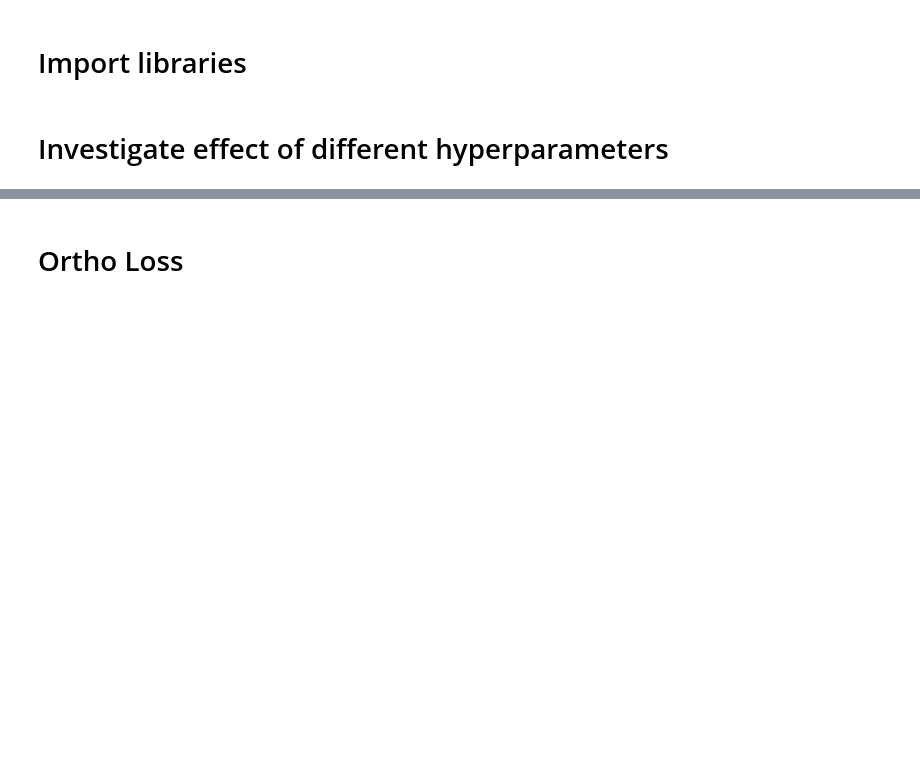
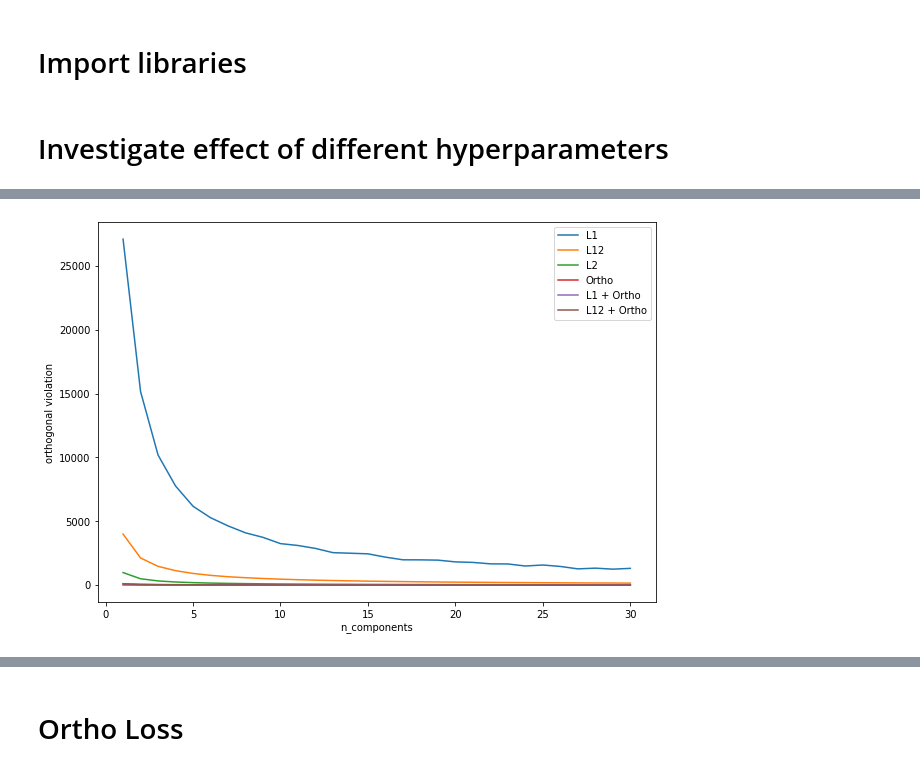
Before and after one commit to cobermai/lhc_anomaly_detection, a Jupyter notebook: notebooks/RB_FPA_FFT_NMF_sensitivity.ipynb, the cells around one changed output, grey strips where cells are left out. Saved outputs shown, nothing was run; the diff lists cells and outputs as text; code cells hidden in the pictures; blank space fills up the shorter version.

```diff
--- a/notebooks/RB_FPA_FFT_NMF_sensitivity.ipynb
+++ b/notebooks/RB_FPA_FFT_NMF_sensitivity.ipynb
@@ -13,0 +40,8 @@ import matplotlib.pyplot as plt
+# %%
+df = pd.concat([results_df_l1, results_df_l12, results_df_l2, results_df_o, results_df_l1o, results_df_l12o])
+
+fig, ax = plt.subplots(figsize=(10,7))
+for reg in df["reg_name"].unique():
+    df[df["reg_name"] == reg].plot(ax=ax, x="n_components", y="ortho_components", label=reg, ylabel="orthogonal violation")
+# %% [output]
+[figure, added]
```
Also changed, not shown: parts of 4 cells of this notebook, 14 other files.
